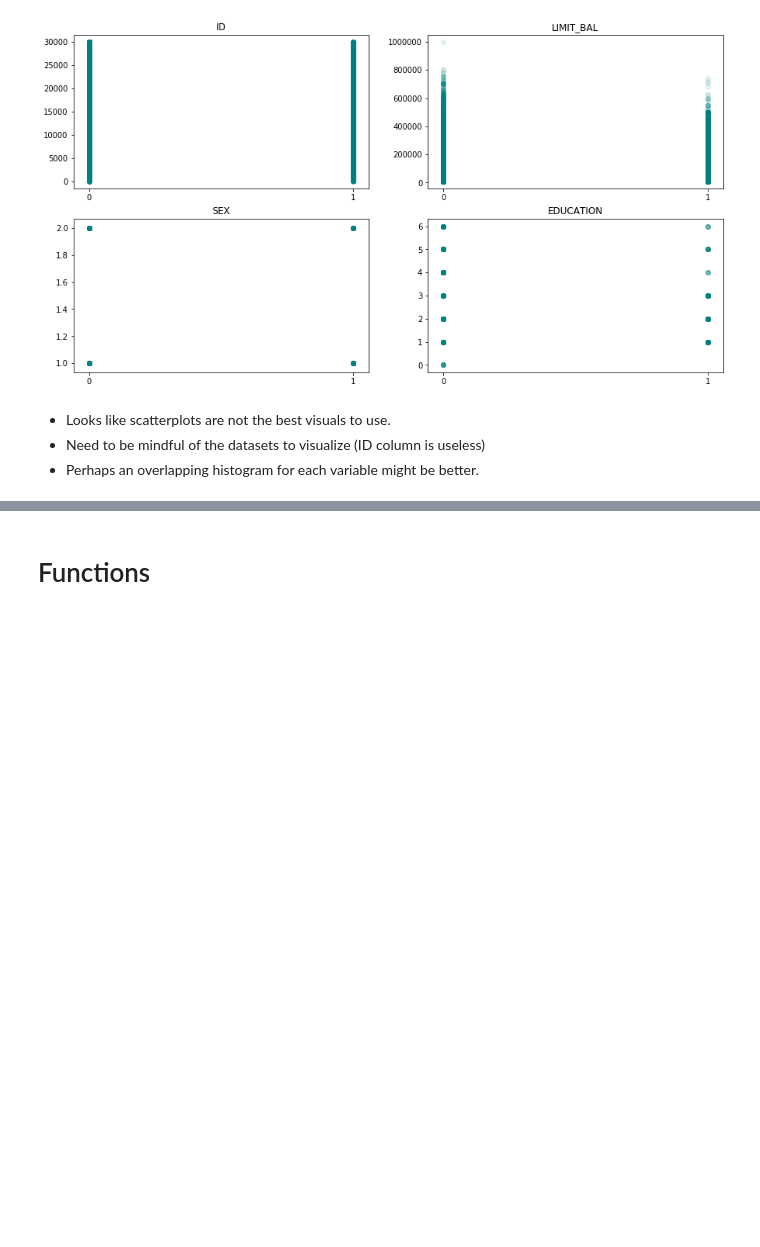
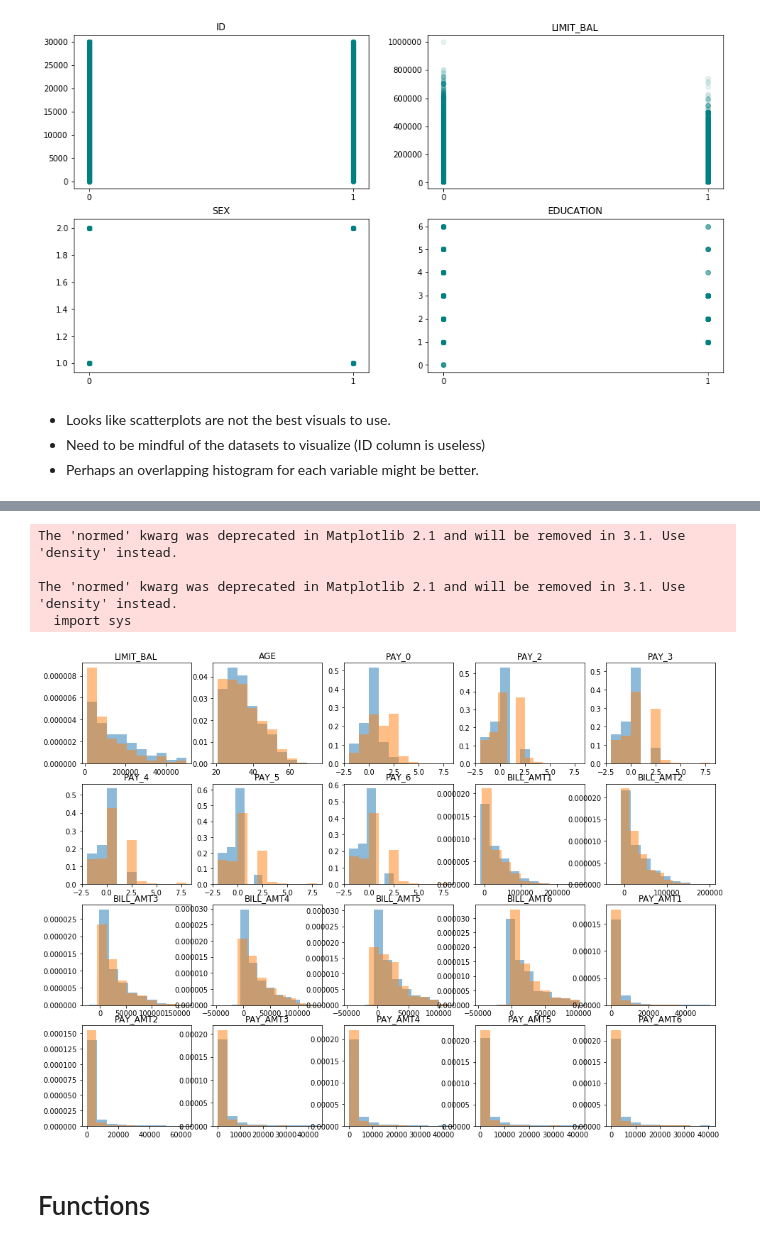
Before and after one commit to tjkim614/ml_mini_project, a Jupyter notebook: mini_project.ipynb, the cells around one changed output, grey strips where cells are left out. Cells and saved outputs as stored; diff of their text form; code cells hidden in the pictures; blank space fills up the shorter version.

```diff
--- a/mini_project.ipynb
+++ b/mini_project.ipynb
@@ -163,2 +189,16 @@ for i in range(6):
+# %%
+fig5 = plt.figure(figsize=(16,12))
+fig5_data = data.drop(['SEX', 'EDUCATION', 'MARRIAGE', 'DEFAULT'], axis=1)
+for i in range(20):
+    ax = fig5.add_subplot(4,5,i+1)
+    plt.title(fig5_data.columns[i])
+    ax.hist(fig5_data.iloc[:,i].loc[data['DEFAULT'] == 0], label='Paid', normed=True, alpha = .5)
+    ax.hist(fig5_data.iloc[:,i].loc[data['DEFAULT'] == 1], label='Default', normed=True, alpha = .5)
+# %% [output]
+The 'normed' kwarg was deprecated in Matplotlib 2.1 and will be removed in 3.1. Use 'density' instead.
+
+The 'normed' kwarg was deprecated in Matplotlib 2.1 and will be removed in 3.1. Use 'density' instead.
+  import sys
+[figure, added]
 # %% [markdown]
 # Functions
```
Also changed, not shown: parts of 37 cells of this notebook.
